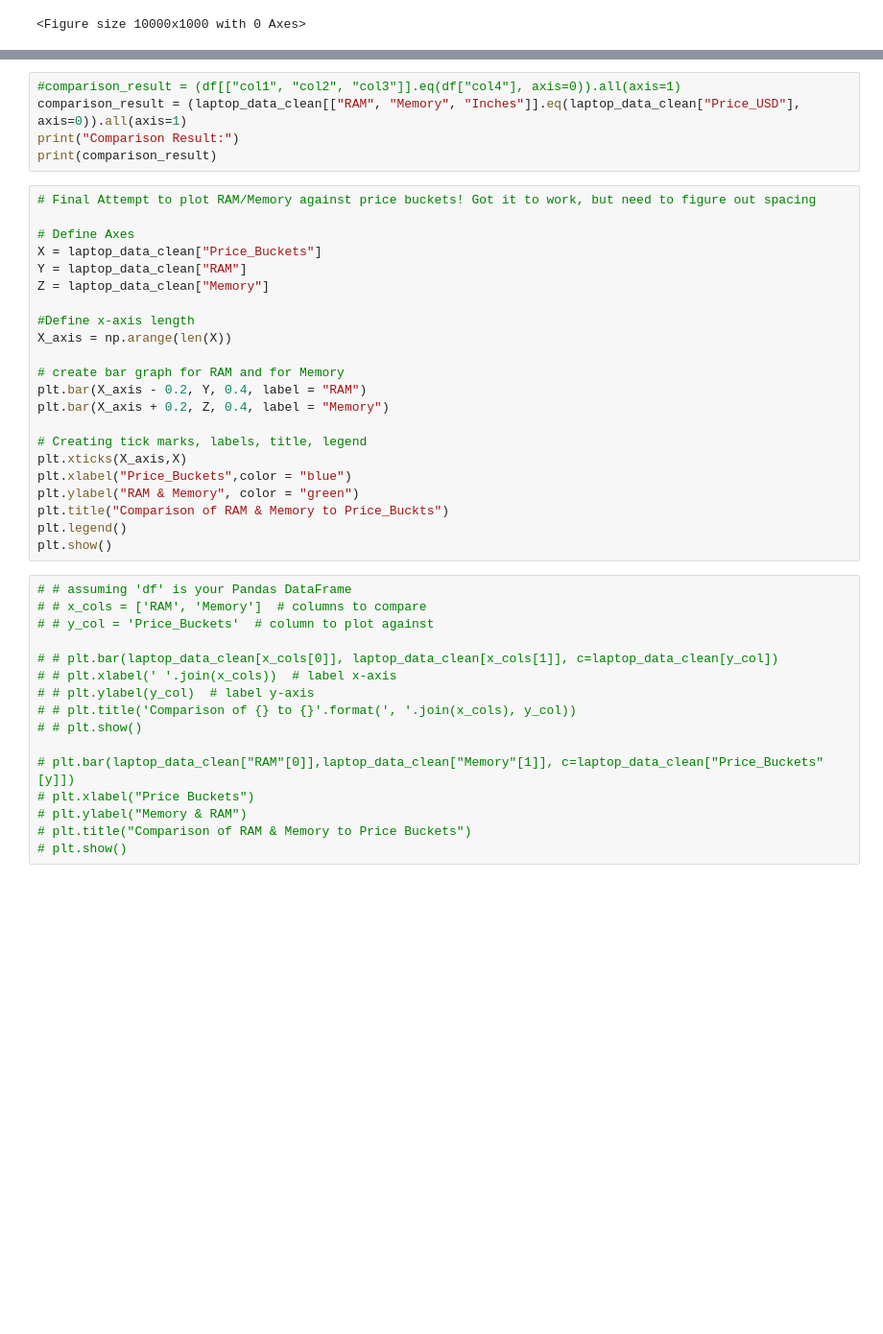
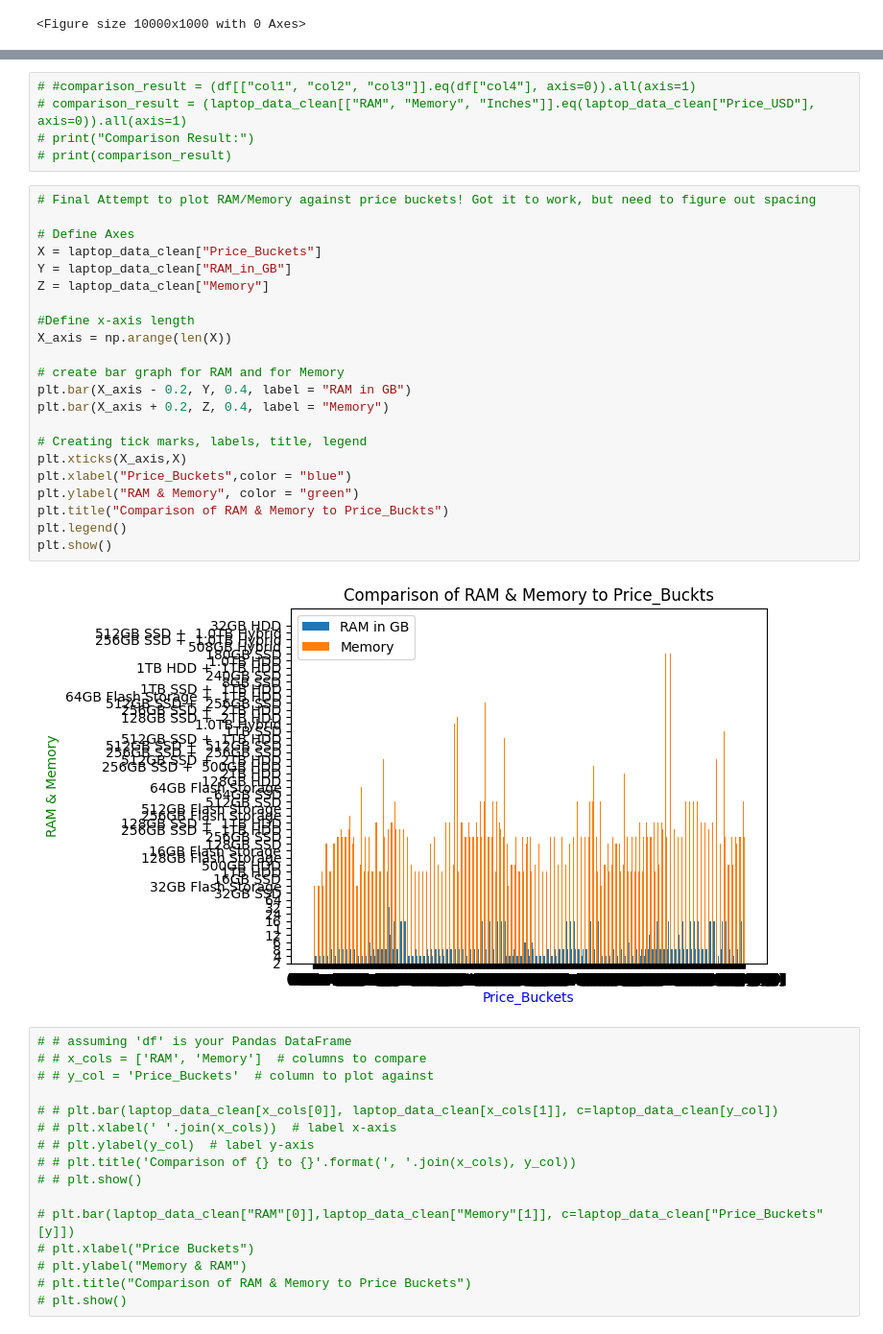
Before and after one commit to rkynhoff/CodeLouisville_Data_M2_Project, a Jupyter notebook: MiniProject_V3.ipynb, the cells around one changed output, grey strips where cells are left out. Shown at 96% size. Saved outputs shown, nothing was run; the diff lists cells and outputs as text; blank space fills up the shorter version.

```diff
--- a/MiniProject_V3.ipynb
+++ b/MiniProject_V3.ipynb
@@ -595,30 +591,32 @@ sns.pairplot(laptop_data_clean, height=2.75)
 # %%
-#comparison_result = (df[["col1", "col2", "col3"]].eq(df["col4"], axis=0)).all(axis=1)
-comparison_result = (laptop_data_clean[["RAM", "Memory", "Inches"]].eq(laptop_data_clean["Price_USD"], axis=0)).all(axis=1)
-print("Comparison Result:")
-print(comparison_result)
+# #comparison_result = (df[["col1", "col2", "col3"]].eq(df["col4"], axis=0)).all(axis=1)
+# comparison_result = (laptop_data_clean[["RAM", "Memory", "Inches"]].eq(laptop_data_clean["Price_USD"], axis=0)).all(axis=1)
+# print("Comparison Result:")
+# print(comparison_result)
 # %%
 # Final Attempt to plot RAM/Memory against price buckets! Got it to work, but need to figure out spacing
 
 # Define Axes
 X = laptop_data_clean["Price_Buckets"]
-Y = laptop_data_clean["RAM"]
+Y = laptop_data_clean["RAM_in_GB"]
 Z = laptop_data_clean["Memory"]
 
 #Define x-axis length
 X_axis = np.arange(len(X))
 
 # create bar graph for RAM and for Memory
-plt.bar(X_axis - 0.2, Y, 0.4, label = "RAM")
+plt.bar(X_axis - 0.2, Y, 0.4, label = "RAM in GB")
 plt.bar(X_axis + 0.2, Z, 0.4, label = "Memory")
 
 # Creating tick marks, labels, title, legend
 plt.xticks(X_axis,X)
 plt.xlabel("Price_Buckets",color = "blue")
 plt.ylabel("RAM & Memory", color = "green")
 plt.title("Comparison of RAM & Memory to Price_Buckts")
 plt.legend()
 plt.show()
+# %% [output]
+[figure, added]
 # %%
 # # assuming 'df' is your Pandas DataFrame
 # # x_cols = ['RAM', 'Memory']  # columns to compare
```
Also changed, not shown: parts of 4 cells of this notebook, 1 other file.
